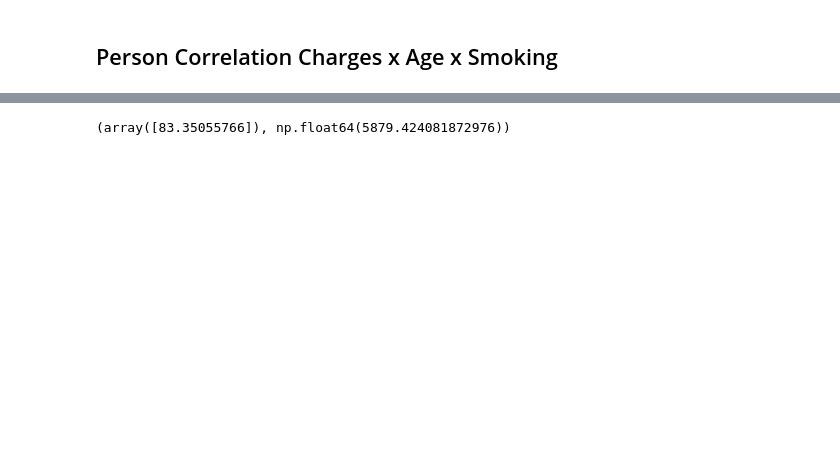
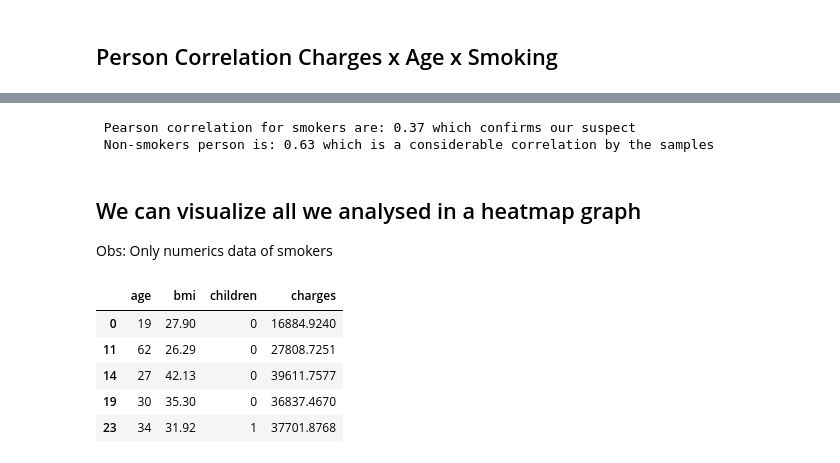
Before and after one commit to DaviFPassos/Helthy-Report, a Jupyter notebook: p1.ipynb, the cells around one changed output, grey strips where cells are left out. Drawn from its saved outputs; the diff is of its cells as text; code cells hidden in the pictures; blank space fills up the shorter version.

```diff
--- a/p1.ipynb
+++ b/p1.ipynb
@@ -1050,38 +434,0 @@ Modelo COM padronização:
-# %%
-import pandas as pd
-from sklearn.linear_model import SGDRegressor
-from sklearn.model_selection import train_test_split
-from sklearn.preprocessing import StandardScaler
-from sklearn.metrics import mean_squared_error
-
-# 1. Carregar e filtrar apenas fumantes
-df = pd.read_csv("medical.csv")
-df_smokers = df[df['smoker'] == 'no']
-
-# 2. Selecionar features e target
-features = ['age', 'bmi', 'children']    # você pode incluir mais se quiser
-X = df_smokers[features]
-y = df_smokers['charges']
-
-# 3. Dividir em treino e teste
-X_train, X_test, y_train, y_test = train_test_split(X, y, test_size=0.2, random_state=42)
-
-# 4. Padronizar os dados
-scaler = StandardScaler()
-X_train_scaled = scaler.fit_transform(X_train)
-X_test_scaled = scaler.transform(X_test)
-
-# 5. Treinar o modelo
-model = SGDRegressor(max_iter=1000, tol=1e-3, random_state=42)
-model.fit(X_train_scaled, y_train)
-
-# 6. Avaliar
-y_pred = model.predict(X_test_scaled)
-mse = mean_squared_error(y_test, y_pred)
-
-# 7. Resultados
-print("Coeficientes:")
-for feature, coef in zip(features, model.coef_):
-    print(f"  {feature}: {coef:.2f}")
-print(f"Intercepto: {model.intercept_[0]:.2f}")
-print(f"MSE: {mse:.2f}")
@@ -1212,4 +435,23 @@ np.float64(0.08403654312833271)
-# %%
-model.coef_, model.intercept_
-# %% [output]
-(array([83.35055766]), np.float64(5879.424081872976))
+# %%
+print(f' Pearson correlation for smokers are: {df_smokers.charges.corr(df_smokers.age):.2f} which confirms our suspect')
+print(f' Non-smokers person is: {df_non_smokers.charges.corr(df_non_smokers.age):.2f} which is a considerable correlation by the samples')
+# %% [output]
+ Pearson correlation for smokers are: 0.37 which confirms our suspect
+ Non-smokers person is: 0.63 which is a considerable correlation by the samples
+# %% [markdown]
+## We can visualize all we analysed in a heatmap graph
+
+Obs: Only numerics data of smokers
+# %%
+# Separating numeric data
+
+numerics = ['int16', 'int32', 'int64', 'float16', 'float32', 'float64']
+df_smokers_numeric_data = df_smokers.select_dtypes(include=numerics)
+df_smokers_numeric_data.head()
+# %% [output]
+|  | age | bmi | children | charges |
+| 0 | 19 | 27.90 | 0 | 16884.9240 |
+| 11 | 62 | 26.29 | 0 | 27808.7251 |
+| 14 | 27 | 42.13 | 0 | 39611.7577 |
+| 19 | 30 | 35.30 | 0 | 36837.4670 |
+| 23 | 34 | 31.92 | 1 | 37701.8768 |
```
Also changed, not shown: parts of 120 cells of this notebook.
